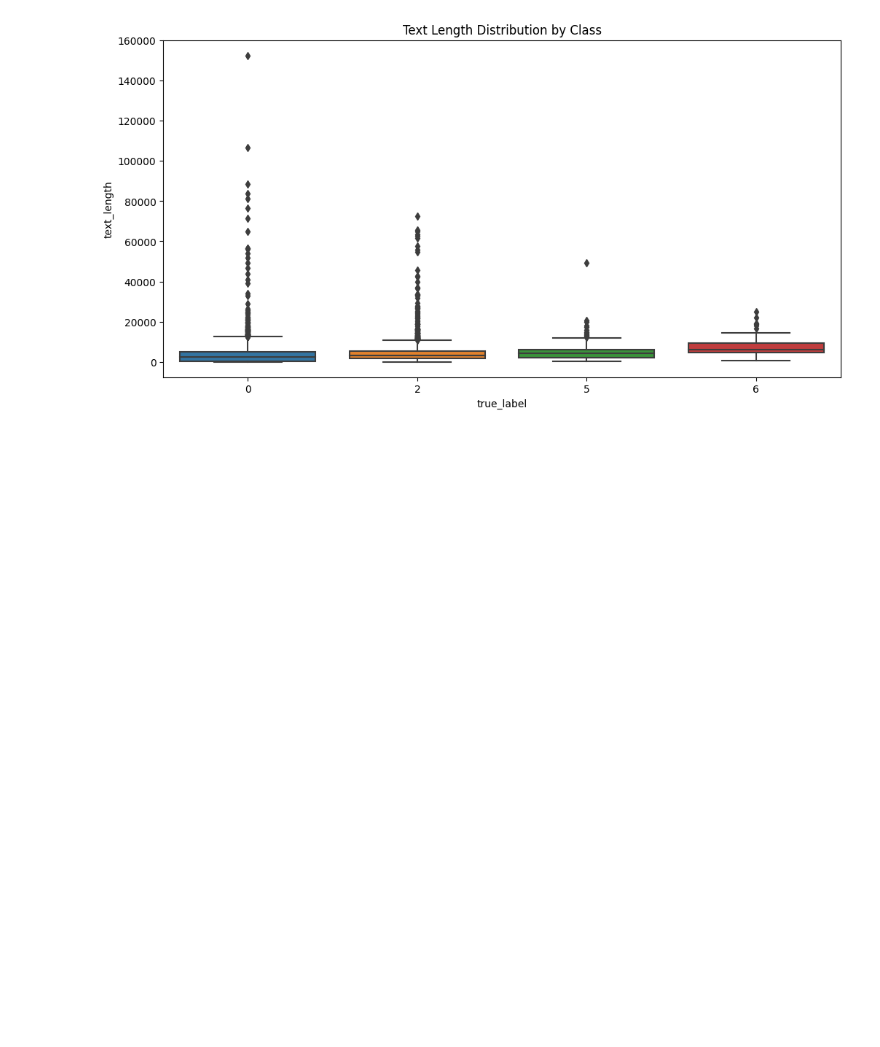
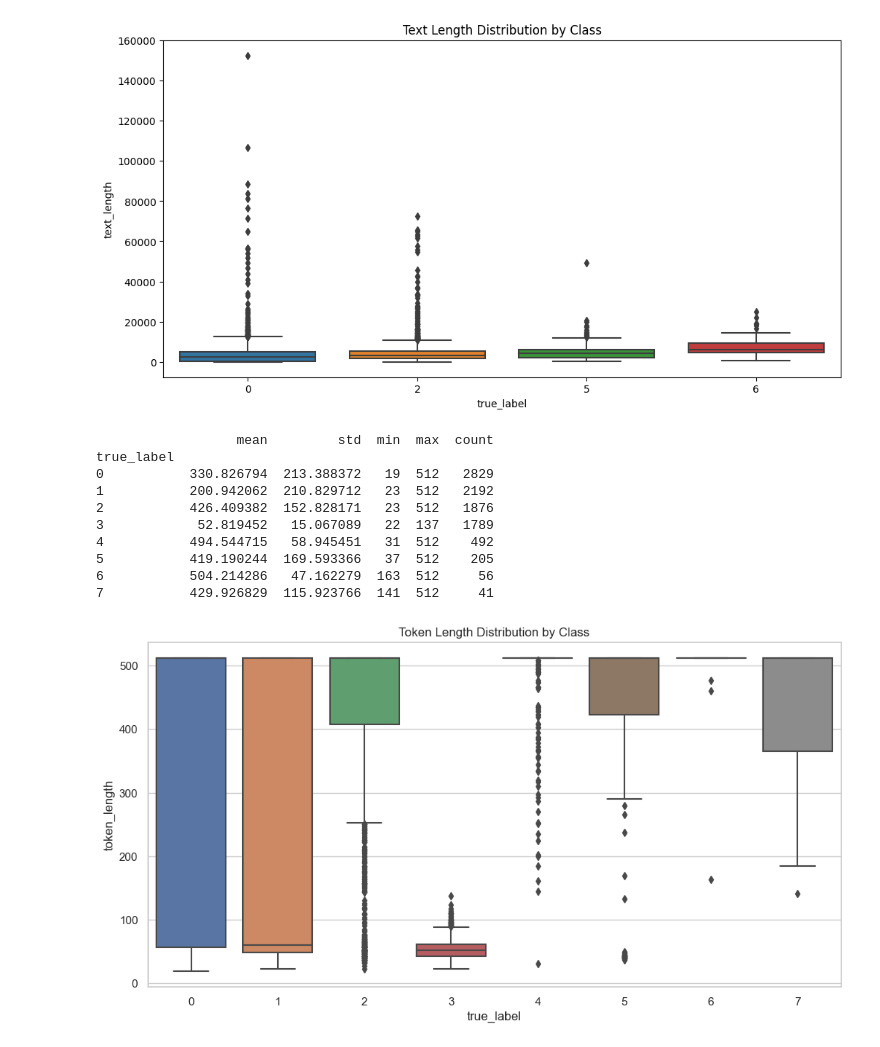
Before and after one commit to chanmuzi/Dacon-ChatGPT, a Jupyter notebook: EDA, Results analysis.ipynb, the cells around one changed output. Cells and saved outputs as stored; diff of their text form; code cells hidden in the pictures; blank space fills up the shorter version.

Commit message:
v7 : validation analysis 3

```diff
--- a/EDA, Results analysis.ipynb
+++ b/EDA, Results analysis.ipynb
@@ -521,3 +521,42 @@ plt.title("Text Length Distribution by Class")
 plt.show()
 # %% [output]
 [figure]
+# %%
+import pandas as pd
+from transformers import RobertaTokenizer
+
+# Load your validation results
+val_results = pd.read_csv("validations/validation_results_v7.csv")
+
+# Load the RoBERTa tokenizer
+tokenizer = RobertaTokenizer.from_pretrained("roberta-base")
+
+# Tokenize the texts and get the token lengths
+val_results["tokenized_text"] = val_results["text"].apply(lambda x: tokenizer.encode(x, add_special_tokens=True, truncation=True))
+val_results["token_length"] = val_results["tokenized_text"].apply(lambda x: len(x))
+
+# Group by true_label and calculate statistics for token lengths
+grouped_lengths = val_results.groupby("true_label")["token_length"].agg(["mean", "std", "min", "max", "count"])
+print(grouped_lengths)
+
+# Plot the token length distribution for each class
+import seaborn as sns
+import matplotlib.pyplot as plt
+
+sns.set(style="whitegrid")
+plt.figure(figsize=(12, 6))
+sns.boxplot(data=val_results, x="true_label", y="token_length")
+plt.title("Token Length Distribution by Class")
+plt.show()
+# %% [output]
+                  mean         std  min  max  count
+true_label
+0           330.826794  213.388372   19  512   2829
+1           200.942062  210.829712   23  512   2192
+2           426.409382  152.828171   23  512   1876
+3            52.819452   15.067089   22  137   1789
+4           494.544715   58.945451   31  512    492
+5           419.190244  169.593366   37  512    205
+6           504.214286   47.162279  163  512     56
+7           429.926829  115.923766  141  512     41
+[figure, added]
```
